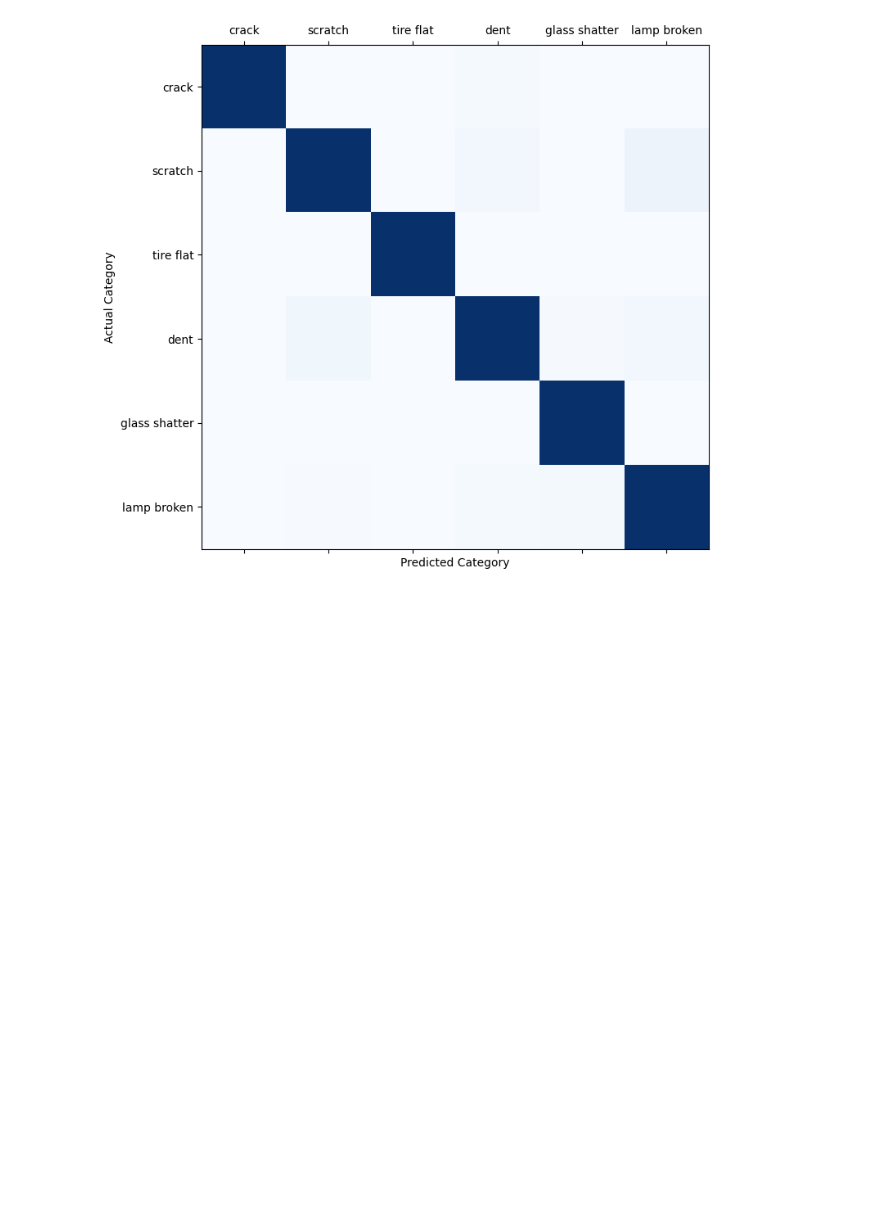
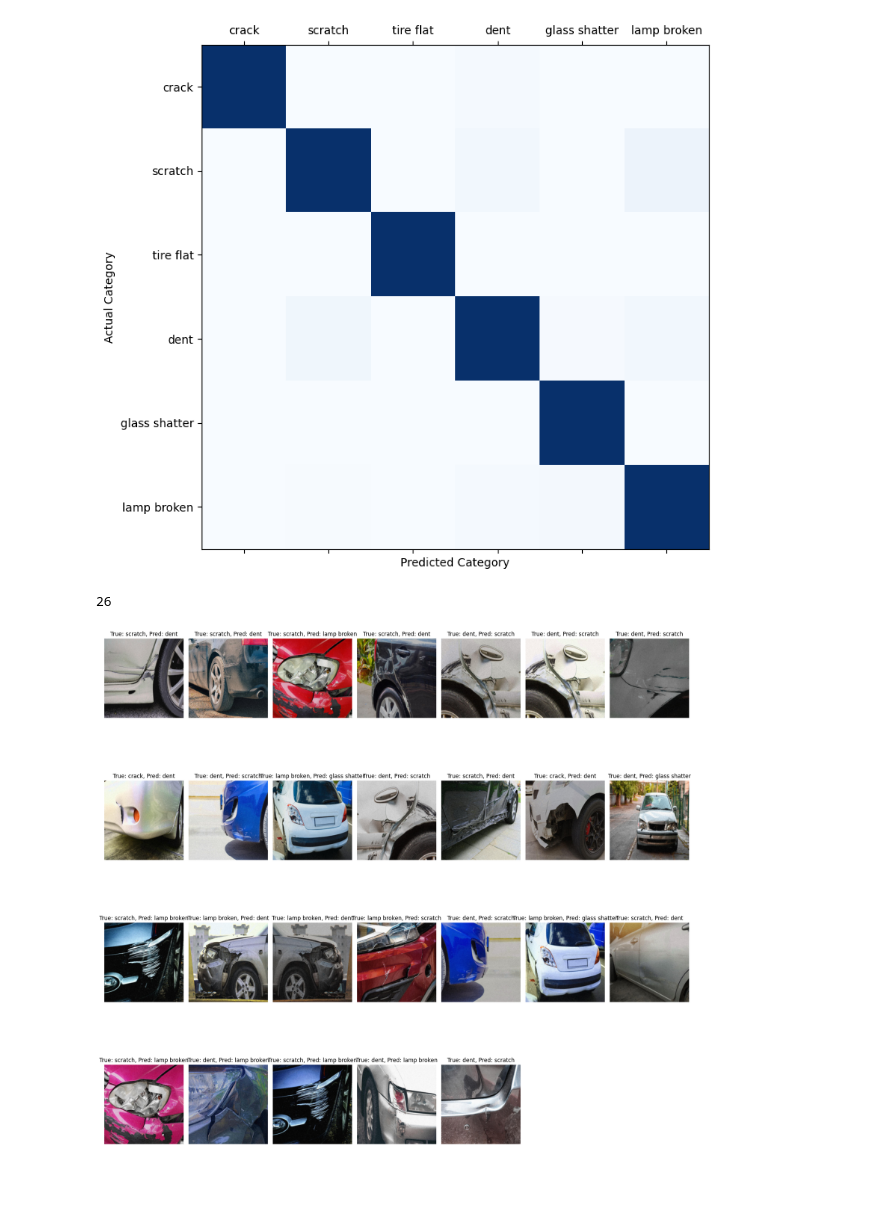
Before and after one commit to Dor-Yogev/DL-vehicle-damage-project, a Jupyter notebook: results.ipynb, the cells around one changed output. Cells and saved outputs as stored; diff of their text form; code cells hidden in the pictures; blank space fills up the shorter version.

Commit message:
added misclassified images to results, add project presentation, fixed final report in docs

```diff
--- a/results.ipynb
+++ b/results.ipynb
@@ -69,6 +69,7 @@ def calculate_accuracy(model, dataloader):
     model.eval()
     correct = 0
     confusion_matrix = np.zeros([6, 6], int)
+    misclassified_images = []
 
     with torch.no_grad():
         for data in dataloader:
@@ -83,11 +84,15 @@ def calculate_accuracy(model, dataloader):
             for i, l in enumerate(labels):
                 confusion_matrix[l.item(), pred[i].item()] += 1
 
+                # Store misclassified images and their corresponding true and predicted labels
+                if l.item() != pred[i].item():
+                    misclassified_images.append({'image':images[i], 'label': l.item(), 'pred':pred[i].item()})
+
     accuracy = (correct / len(dataloader.dataset)) * 100
 
-    return accuracy, confusion_matrix
+    return accuracy, confusion_matrix, misclassified_images
 # %%
-test_accuracy, confusion_matrix = calculate_accuracy(best_model, test_loader)
+test_accuracy, confusion_matrix, misclassified_images = calculate_accuracy(best_model, test_loader)
 # %%
 print("Best model test accuracy: {:.3f}%".format(test_accuracy))
 # %% [output]
@@ -108,3 +113,48 @@ plt.xticks(range(6), classes)
 plt.show()
 # %% [output]
 [figure]
+# %%
+len(misclassified_images)
+# %% [output]
+26
+# %%
+# Function to denormalize images
+def denormalize(image, mean, std):
+    image = image.clone()  # Clone to avoid modifying the original tensor
+    for t, m, s in zip(image, mean, std):
+        t.mul_(s).add_(m)
+    return image
+
+# Mean and standard deviation used in the transform
+mean = [0.4772, 0.4597, 0.4612]
+std = [0.2997, 0.2808, 0.2837]
+
+# Example to visualize the first misclassified image
+def show_misclassified_images(misclassified_images):
+    rows = 4
+    cols = (len(misclassified_images) + rows - 1) // rows
+    fig, axs = plt.subplots(rows, cols, figsize=(18, 18))
+    axs = axs.flatten()
+
+    for i, image_dict in enumerate(misclassified_images):
+        img = image_dict['image']
+        img = denormalize(img, mean, std)  # Denormalize the image
+        img = img.cpu().permute(1, 2, 0).numpy()  # Change from (C, H, W) to (H, W, C) format
+        label = dataset.label_to_cls[image_dict['label']]
+        pred = dataset.label_to_cls[image_dict['pred']]
+
+        axs[i].imshow(img)
+        axs[i].set_title(f'True: {label}, Pred: {pred}')
+        axs[i].axis('off')
+
+    # Hide any unused subplots
+    for j in range(i + 1, len(axs)):
+        axs[j].axis('off')
+
+    plt.tight_layout()
+    plt.show()
+
+# Example usage with one or more misclassified images
+show_misclassified_images(misclassified_images)
+# %% [output]
+[figure, added]
```
Also changed, not shown: 2 other files.
